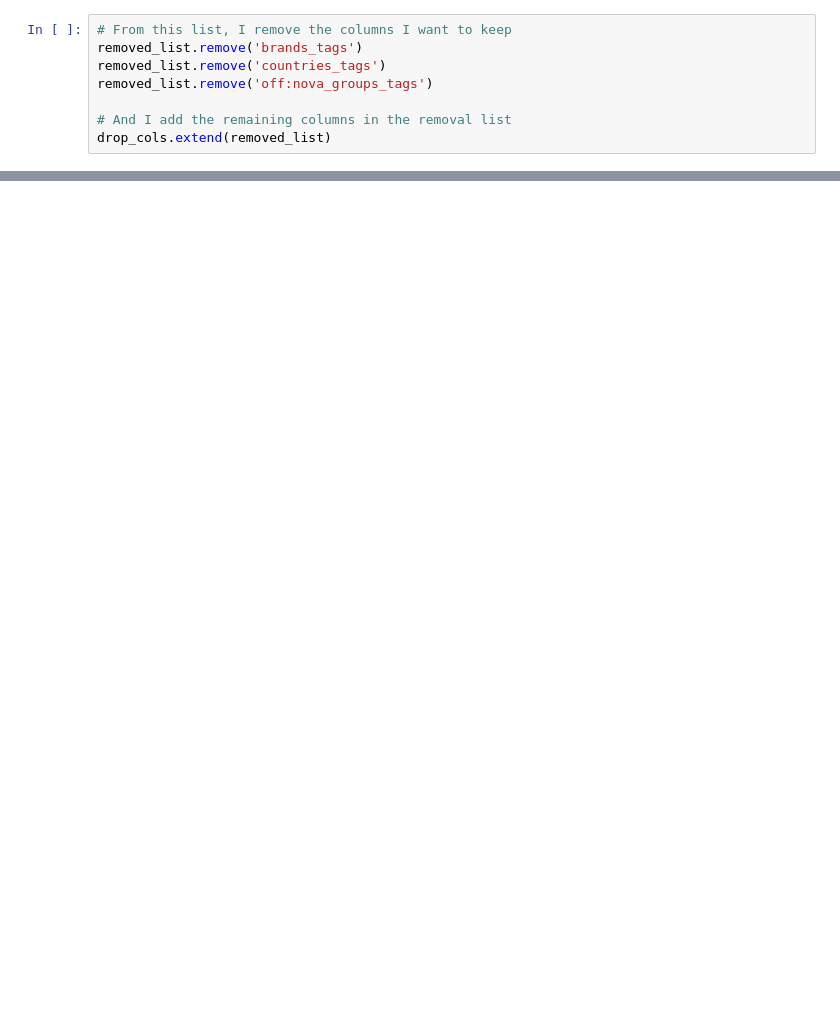
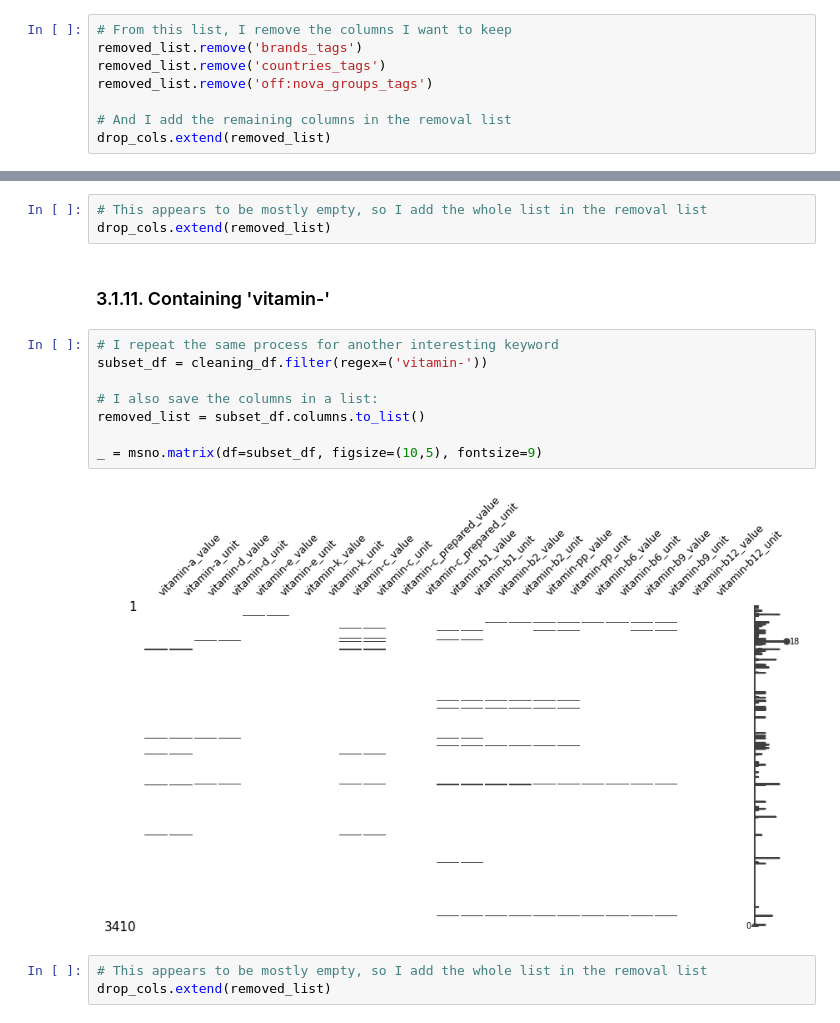
Before and after one commit to 64FC/Openclassrooms_DataScientist, a Jupyter notebook: Projet_2/OpenFoodFacts_1_notebook_nettoyage.ipynb, the cells around one changed output, grey strips where cells are left out. Drawn from its saved outputs; the diff is of its cells as text; blank space fills up the shorter version.

```diff
--- a/Projet_2/OpenFoodFacts_1_notebook_nettoyage.ipynb
+++ b/Projet_2/OpenFoodFacts_1_notebook_nettoyage.ipynb
@@ -487,0 +485,18 @@ selected_df = cleaning_df[['product_name_en', 'categories_tags', 'labels_tags',
+# %%
+# This appears to be mostly empty, so I add the whole list in the removal list
+drop_cols.extend(removed_list)
+# %% [markdown]
+### 3.1.11. Containing 'vitamin-'
+# %%
+# I repeat the same process for another interesting keyword
+subset_df = cleaning_df.filter(regex=('vitamin-'))
+
+# I also save the columns in a list:
+removed_list = subset_df.columns.to_list()
+
+_ = msno.matrix(df=subset_df, figsize=(10,5), fontsize=9)
+# %% [output]
+[figure, added]
+# %%
+# This appears to be mostly empty, so I add the whole list in the removal list
+drop_cols.extend(removed_list)
```
Also changed, not shown: parts of 88 cells of this notebook.
